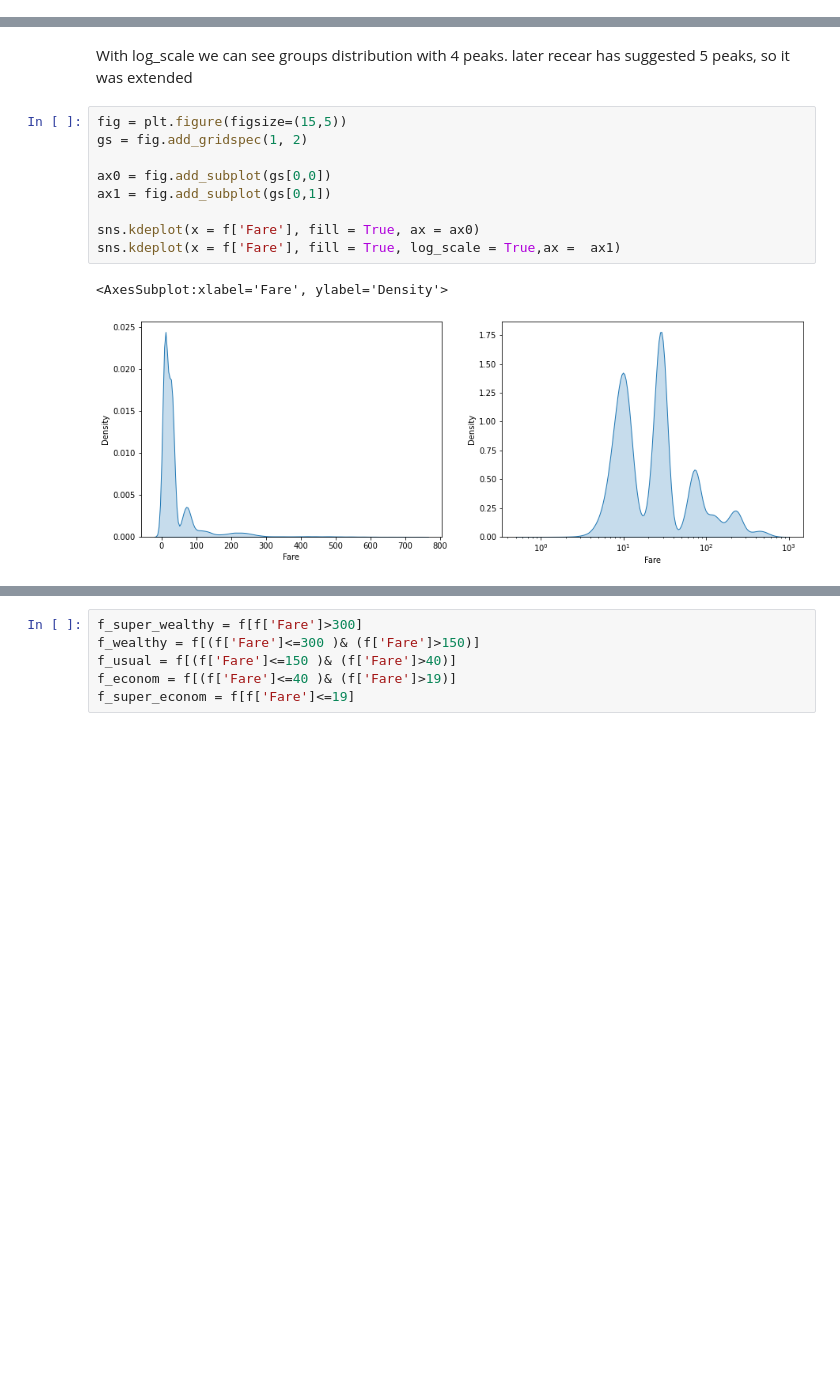
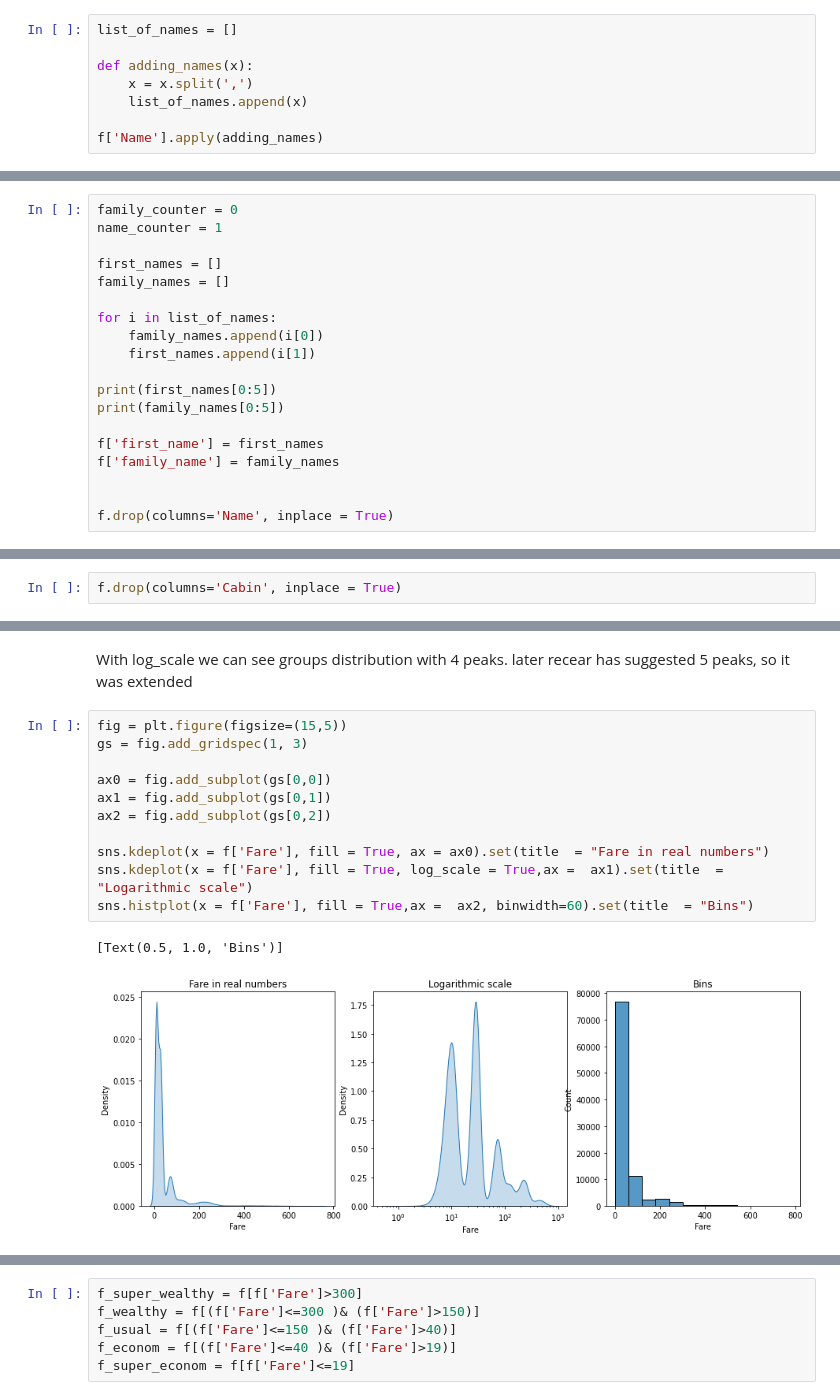
Before and after one commit to DariaPurtova2022/data_exploration_titanic, a Jupyter notebook: EDA.ipynb, the cells around one changed output, grey strips where cells are left out. Drawn from its saved outputs; the diff is of its cells as text; blank space fills up the shorter version.

```diff
--- a/EDA.ipynb
+++ b/EDA.ipynb
@@ -28,3 +28,11 @@ Embarked      250
 dtype: int64
 # %%
 f.dropna(subset=['Age','Fare', 'Embarked'], inplace=True)
+# %%
+list_of_names = []
+
+def adding_names(x):
+    x = x.split(',')
+    list_of_names.append(x)
+
+f['Name'].apply(adding_names)
@@ -30,0 +52,19 @@ f.dropna(subset=['Age','Fare', 'Embarked'], inplace=True)
+# %%
+family_counter = 0
+name_counter = 1
+
+first_names = []
+family_names = []
+
+for i in list_of_names:
+    family_names.append(i[0])
+    first_names.append(i[1])
+
+print(first_names[0:5])
+print(family_names[0:5])
+
+f['first_name'] = first_names
+f['family_name'] = family_names
+
+
+f.drop(columns='Name', inplace = True)
@@ -70,6 +105,8 @@ sns.kdeplot(x=f['Fare'], fill = True, color = 'red', ax = ax1)
 [figure]
 # %% [markdown]
 ### As data changes significantly. Nan Cabins should be left untouched.
+# %%
+f.drop(columns='Cabin', inplace = True)
 # %% [markdown]
 # Checking for outliers and mistakes
 # %%
@@ -155,13 +150,15 @@ f.drop(f[f['SibSp']>6].index, inplace = True)
 With log_scale we can see groups distribution with 4 peaks. later recear has suggested 5 peaks, so it was extended
 # %%
 fig = plt.figure(figsize=(15,5))
-gs = fig.add_gridspec(1, 2)
+gs = fig.add_gridspec(1, 3)
 
 ax0 = fig.add_subplot(gs[0,0])
 ax1 = fig.add_subplot(gs[0,1])
+ax2 = fig.add_subplot(gs[0,2])
 
-sns.kdeplot(x = f['Fare'], fill = True, ax = ax0)
-sns.kdeplot(x = f['Fare'], fill = True, log_scale = True,ax =  ax1)
+sns.kdeplot(x = f['Fare'], fill = True, ax = ax0).set(title  = "Fare in real numbers")
+sns.kdeplot(x = f['Fare'], fill = True, log_scale = True,ax =  ax1).set(title  = "Logarithmic scale")
+sns.histplot(x = f['Fare'], fill = True,ax =  ax2, binwidth=60).set(title  = "Bins")
 # %% [output]
-<AxesSubplot:xlabel='Fare', ylabel='Density'>
+[Text(0.5, 1.0, 'Bins')]
-[figure, old version]
+[figure, new version]
```
Also changed, not shown: parts of 25 cells of this notebook.
